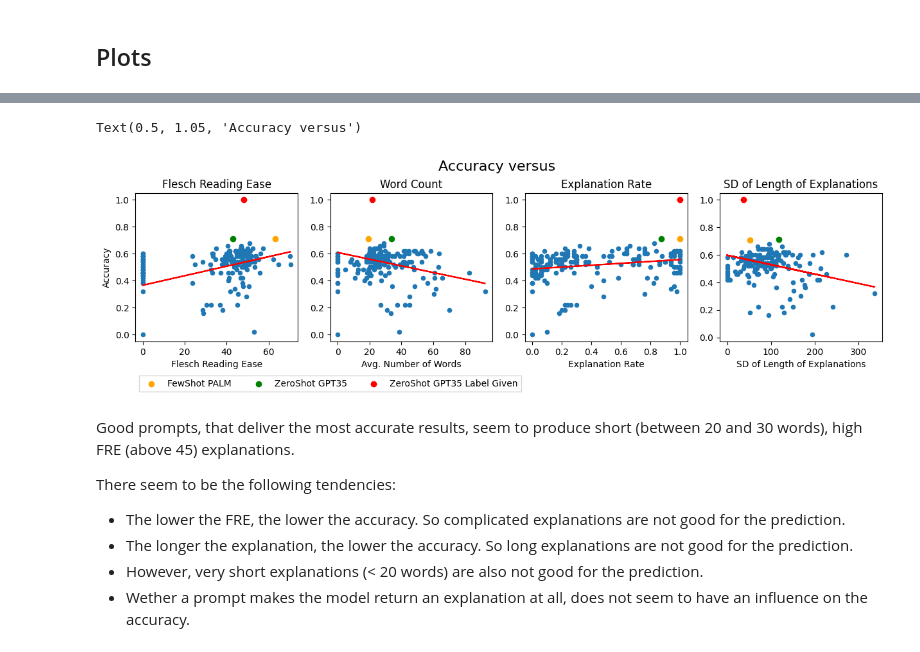
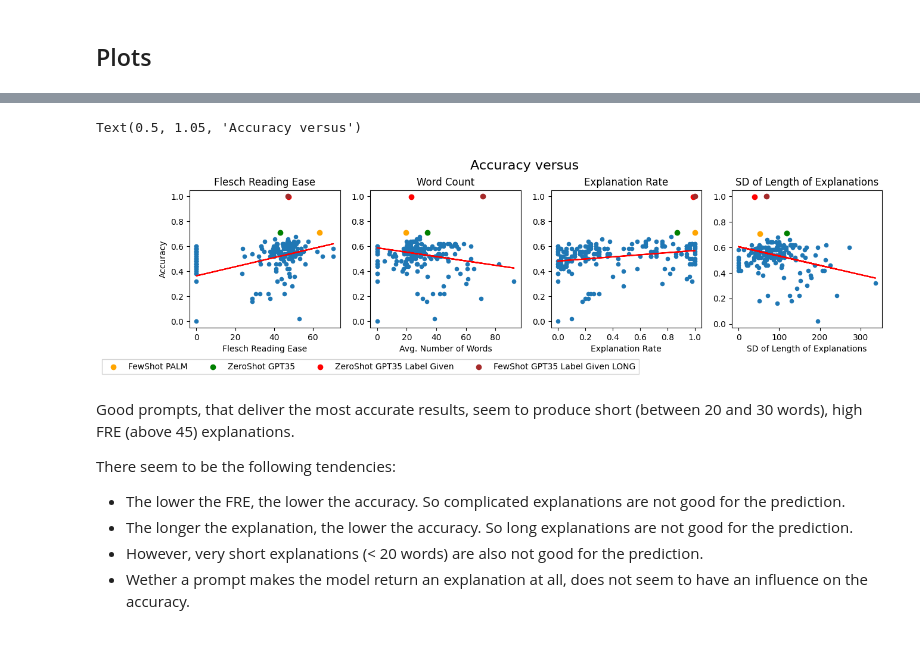
Before and after one commit to lukasvoege/ZeroShot-step-by-step-distillation, a Jupyter notebook: analytics.ipynb, the cells around one changed output, grey strips where cells are left out. Cells and saved outputs as stored; diff of their text form; code cells hidden in the pictures.

Commit message:
prep for fewShot data gen

```diff
--- a/analytics.ipynb
+++ b/analytics.ipynb
@@ -114,40 +114,40 @@ ax1.plot(meta_df["flesch_reading_ease"], slope*meta_df["flesch_reading_ease"] +
 
 meta_df.plot.scatter(x="avg_nr_of_words", y="accuracy", title="Word Count", ax=ax2)
 slope, intercept = np.polyfit(reg_meta_df["avg_nr_of_words"], reg_meta_df["accuracy"], 1)
 ax2.plot(meta_df["avg_nr_of_words"], slope*meta_df["avg_nr_of_words"] + intercept, color='red')
 
 meta_df.plot.scatter(x="explanation_rate", y="accuracy", title="Explanation Rate", ax=ax3)
 slope, intercept = np.polyfit(reg_meta_df["explanation_rate"], reg_meta_df["accuracy"], 1)
 ax3.plot(meta_df["explanation_rate"], slope*meta_df["explanation_rate"] + intercept, color='red')
 
 meta_df.plot.scatter(x="sd_length_of_explanations", y="accuracy", title="SD of Length of Explanations", ax=ax4)
 slope, intercept = np.polyfit(reg_meta_df["sd_length_of_explanations"], reg_meta_df["accuracy"], 1)
 ax4.plot(meta_df["sd_length_of_explanations"], slope*meta_df["sd_length_of_explanations"] + intercept, color='red')
 
-HIGHLIGHTS = [(0, "orange", "FewShot PALM"), (100, "green", "ZeroShot GPT35"), (179, "red", "ZeroShot GPT35 Label Given")]
+HIGHLIGHTS = [(0, "orange", "FewShot PALM"), (100, "green", "ZeroShot GPT35"), (179, "red", "ZeroShot GPT35 Label Given"), (1000, "brown", "FewShot GPT35 Label Given LONG")]
 
 for HL  in HIGHLIGHTS:
-    ax1.scatter(meta_df.iloc[HL[0]]['flesch_reading_ease'], meta_df.iloc[HL[0]]['accuracy'], color=HL[1], label=HL[2])
-    ax2.scatter(meta_df.iloc[HL[0]]['avg_nr_of_words'], meta_df.iloc[HL[0]]['accuracy'], color=HL[1], label=HL[2])
-    ax3.scatter(meta_df.iloc[HL[0]]['explanation_rate'], meta_df.iloc[HL[0]]['accuracy'], color=HL[1], label=HL[2])
-    ax4.scatter(meta_df.iloc[HL[0]]['sd_length_of_explanations'], meta_df.iloc[HL[0]]['accuracy'], color=HL[1], label=HL[2])
+    ax1.scatter(meta_df.loc[HL[0]]['flesch_reading_ease'], meta_df.loc[HL[0]]['accuracy'], color=HL[1], label=HL[2])
+    ax2.scatter(meta_df.loc[HL[0]]['avg_nr_of_words'], meta_df.loc[HL[0]]['accuracy'], color=HL[1], label=HL[2])
+    ax3.scatter(meta_df.loc[HL[0]]['explanation_rate'], meta_df.loc[HL[0]]['accuracy'], color=HL[1], label=HL[2])
+    ax4.scatter(meta_df.loc[HL[0]]['sd_length_of_explanations'], meta_df.loc[HL[0]]['accuracy'], color=HL[1], label=HL[2])
 
 #ax1.axhline(y=meta_df.iloc[0]['accuracy'], color='red', linestyle='-', lw=0.5)
 
 ax1.set_ylabel("Accuracy")
 ax1.set_xlabel("Flesch Reading Ease")
 ax2.set_ylabel("")
 ax2.set_xlabel("Avg. Number of Words")
 ax3.set_ylabel("")
 ax3.set_xlabel("Explanation Rate")
 ax4.set_ylabel("")
 ax4.set_xlabel("SD of Length of Explanations")
-ax1.legend(bbox_to_anchor=(1.2, -0.2), loc='upper center', ncol=3, fancybox=False)
+ax1.legend(bbox_to_anchor=(1.2, -0.2), loc='upper center', ncol=4, fancybox=False)
 
 plt.suptitle('Accuracy versus', y=1.05, fontsize=16)
 # %% [output]
 Text(0.5, 1.05, 'Accuracy versus')
-[figure, old version]
+[figure, new version]
 # %% [markdown]
 Good prompts, that deliver the most accurate results, seem to produce short (between 20 and 30 words), high FRE (above 45) explanations.
 
```
Also changed, not shown: parts of 7 cells of this notebook, 5 other files.
